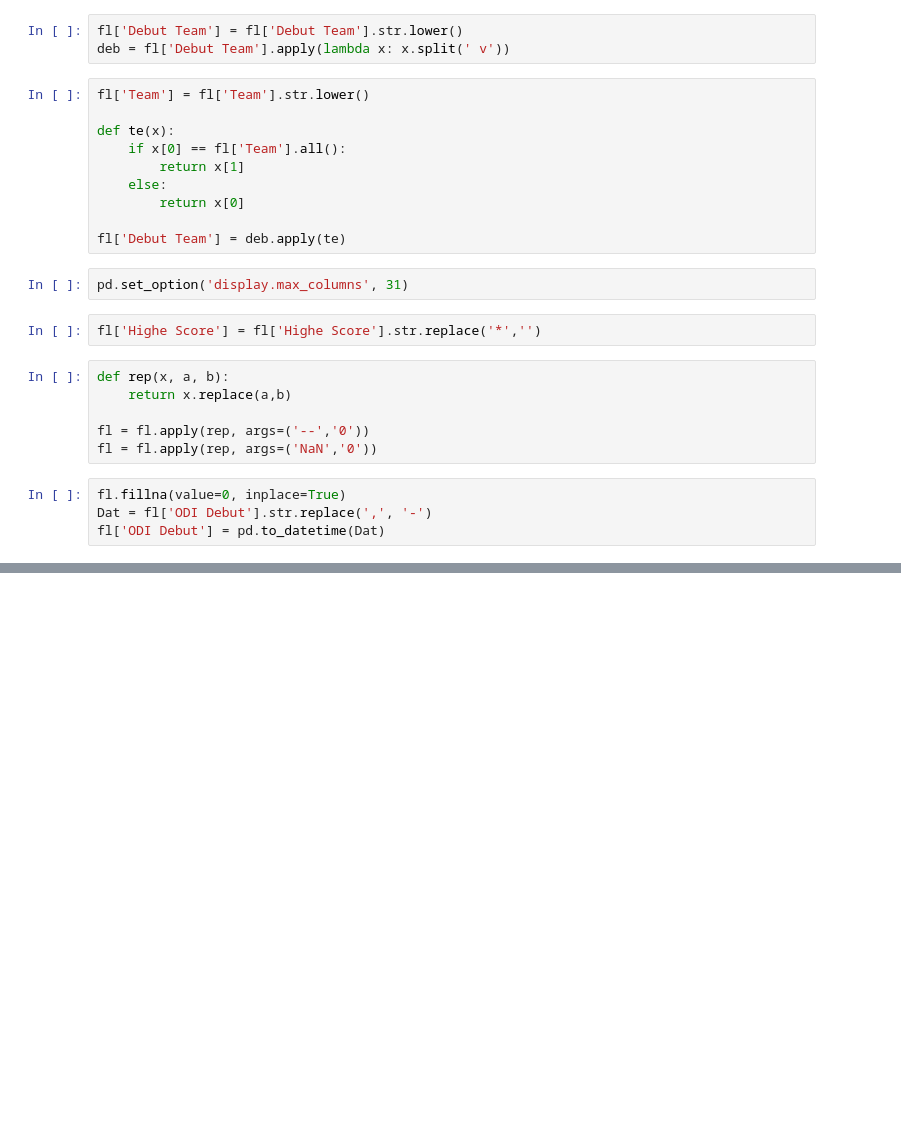
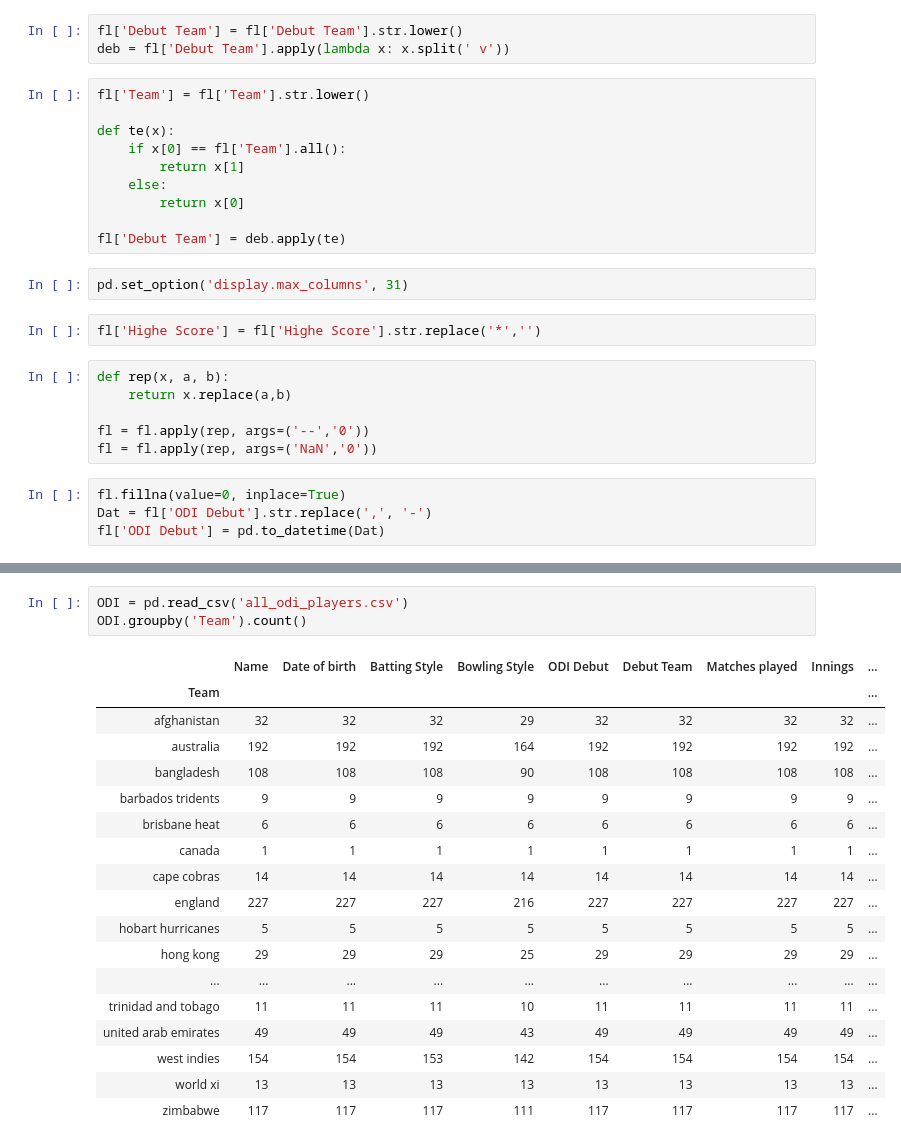
Before and after one commit to Vigneshwar018/python-test, a Jupyter notebook: icc.ipynb, the cells around one changed output, grey strips where cells are left out. Drawn from its saved outputs; the diff is of its cells as text; blank space fills up the shorter version.

```diff
--- a/icc.ipynb
+++ b/icc.ipynb
@@ -76,0 +57,22 @@ fl
+# %%
+ODI = pd.read_csv('all_odi_players.csv')
+ODI.groupby('Team').count()
+# %% [output]
+|  | Name | Date of birth | Batting Style | Bowling Style | ODI Debut | Debut Team | Matches played | Innings | ... |
+| Team |  |  |  |  |  |  |  |  | ... |
+| afghanistan | 32 | 32 | 32 | 29 | 32 | 32 | 32 | 32 | ... |
+| australia | 192 | 192 | 192 | 164 | 192 | 192 | 192 | 192 | ... |
+| bangladesh | 108 | 108 | 108 | 90 | 108 | 108 | 108 | 108 | ... |
+| barbados tridents | 9 | 9 | 9 | 9 | 9 | 9 | 9 | 9 | ... |
+| brisbane heat | 6 | 6 | 6 | 6 | 6 | 6 | 6 | 6 | ... |
+| canada | 1 | 1 | 1 | 1 | 1 | 1 | 1 | 1 | ... |
+| cape cobras | 14 | 14 | 14 | 14 | 14 | 14 | 14 | 14 | ... |
+| england | 227 | 227 | 227 | 216 | 227 | 227 | 227 | 227 | ... |
+| hobart hurricanes | 5 | 5 | 5 | 5 | 5 | 5 | 5 | 5 | ... |
+| hong kong | 29 | 29 | 29 | 25 | 29 | 29 | 29 | 29 | ... |
+| ... | ... | ... | ... | ... | ... | ... | ... | ... | ... |
+| trinidad and tobago | 11 | 11 | 11 | 10 | 11 | 11 | 11 | 11 | ... |
+| united arab emirates | 49 | 49 | 49 | 43 | 49 | 49 | 49 | 49 | ... |
+| west indies | 154 | 154 | 153 | 142 | 154 | 154 | 154 | 154 | ... |
+| world xi | 13 | 13 | 13 | 13 | 13 | 13 | 13 | 13 | ... |
+| zimbabwe | 117 | 117 | 117 | 111 | 117 | 117 | 117 | 117 | ... |
```
Also changed, not shown: parts of 4 cells of this notebook, 13 other files.
